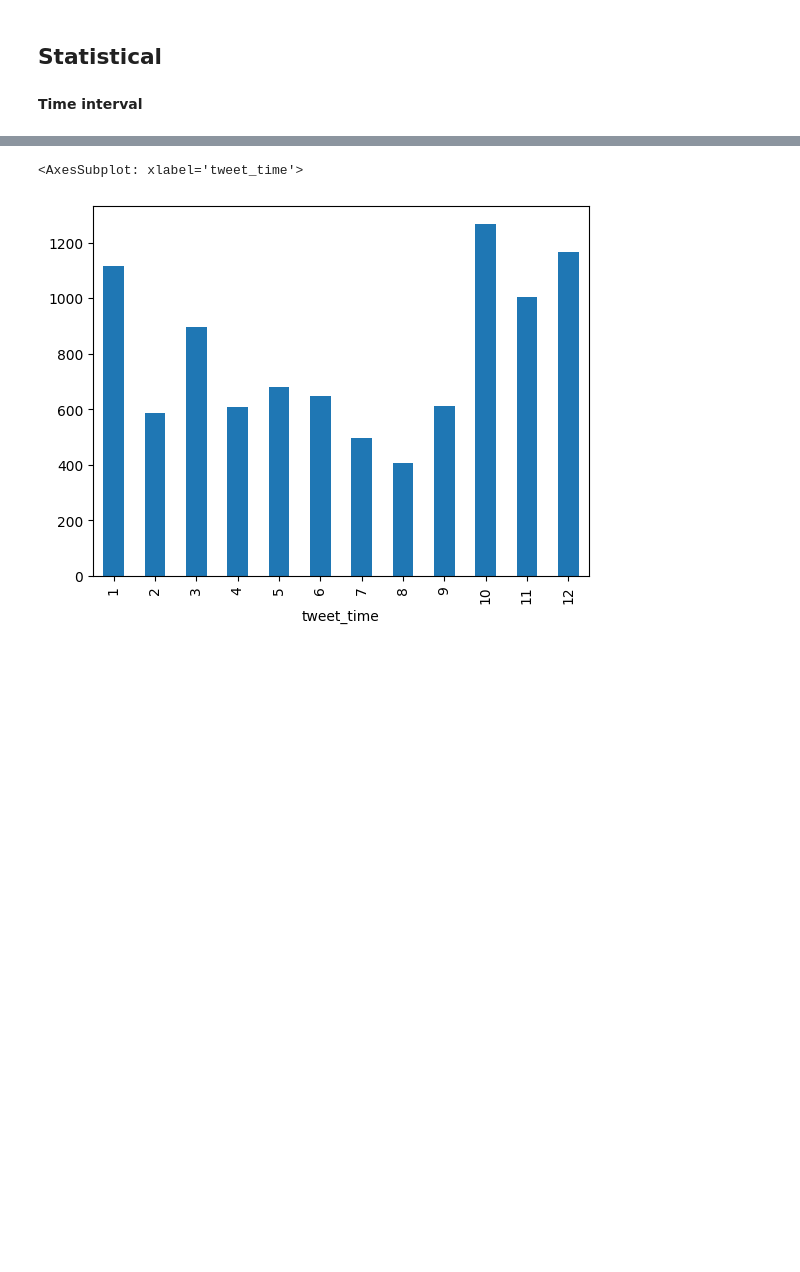
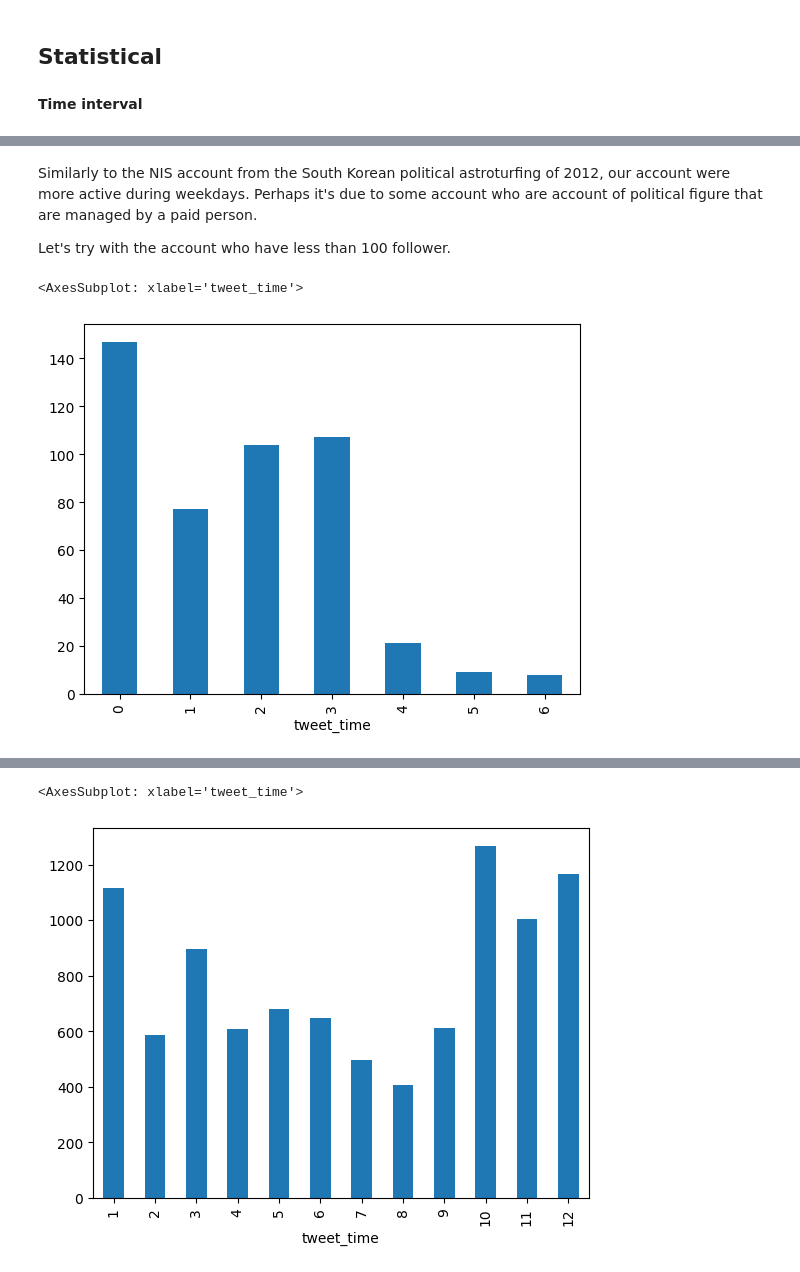
Before and after one commit to Rafouf69/CSN-research-project, a Jupyter notebook: src/first step catalonia.ipynb, the cells around one changed output, grey strips where cells are left out. Cells and saved outputs as stored; diff of their text form; code cells hidden in the pictures; blank space fills up the shorter version.

```diff
--- a/src/first step catalonia.ipynb
+++ b/src/first step catalonia.ipynb
@@ -81,0 +94,9 @@ tweets_df["tweet_time"] = tweets_df["tweet_time"].astype("datetime64")
+# %% [markdown]
+Similarly to the NIS account from the South Korean political astroturfing of 2012, our account were more active during weekdays. Perhaps it's due to some account who are account of political figure that are managed by a paid person.
+
+Let's try with the account who have less than 100 follower.
+# %%
+tweets_df[tweets_df["follower_count"] <= 100].groupby(tweets_df["tweet_time"].dt.weekday)["tweetid"].count().plot(kind="bar")
+# %% [output]
+<AxesSubplot: xlabel='tweet_time'>
+[figure, added]
```
Also changed, not shown: parts of 27 cells of this notebook, 4 other files.
